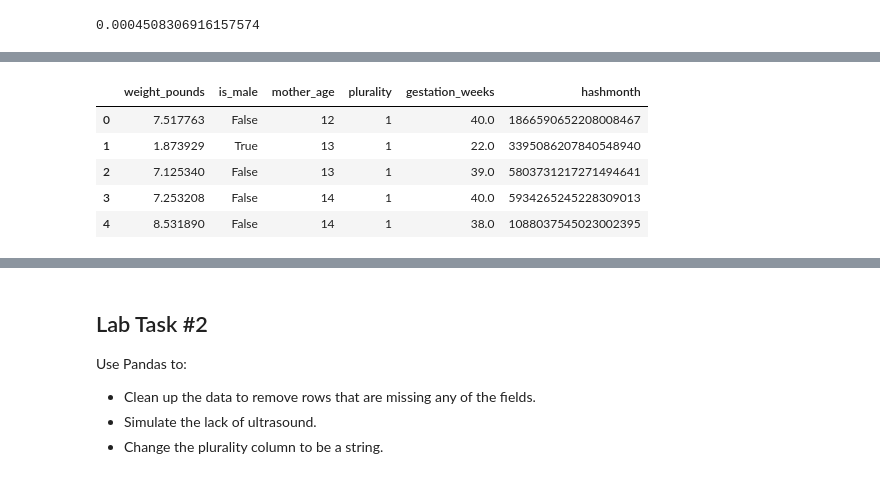
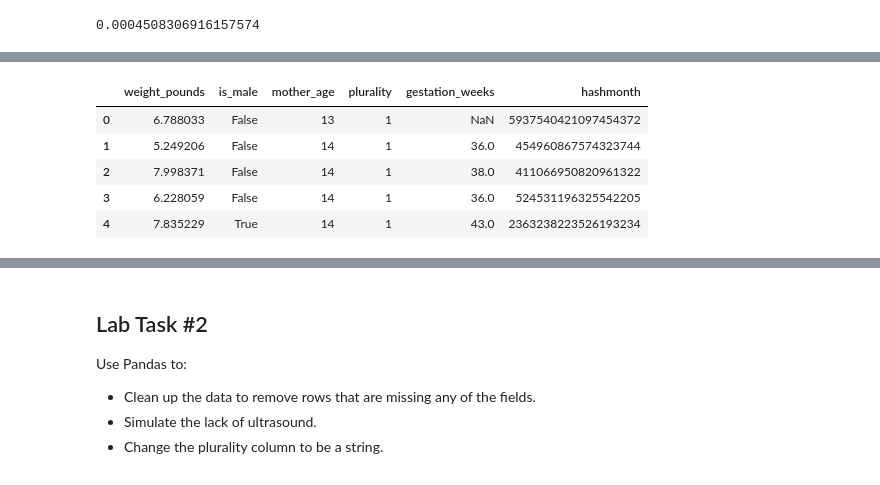
Before and after one commit to ingonader/gcp-ml-02-advanced-ml-with-tf-on-gcp, a Jupyter notebook: 01-end-to-end-ml-with-tf-on-gcp/labs/2_sample.ipynb, the cells around one changed output, grey strips where cells are left out. Saved outputs shown, nothing was run; the diff lists cells and outputs as text; code cells hidden in the pictures.

```diff
--- a/01-end-to-end-ml-with-tf-on-gcp/labs/2_sample.ipynb
+++ b/01-end-to-end-ml-with-tf-on-gcp/labs/2_sample.ipynb
@@ -147,12 +150,12 @@ print(dat_train_raw.shape)
 # %%
-dat_train.head(n = 5)
+dat_train_raw.head(n = 5)
 # %% [output]
 |  | weight_pounds | is_male | mother_age | plurality | gestation_weeks | hashmonth |
-| 0 | 7.517763 | False | 12 | 1 | 40.0 | 1866590652208008467 |
-| 1 | 1.873929 | True | 13 | 1 | 22.0 | 3395086207840548940 |
-| 2 | 7.125340 | False | 13 | 1 | 39.0 | 5803731217271494641 |
-| 3 | 7.253208 | False | 14 | 1 | 40.0 | 5934265245228309013 |
-| 4 | 8.531890 | False | 14 | 1 | 38.0 | 1088037545023002395 |
+| 0 | 6.788033 | False | 13 | 1 | NaN | 5937540421097454372 |
+| 1 | 5.249206 | False | 14 | 1 | 36.0 | 454960867574323744 |
+| 2 | 7.998371 | False | 14 | 1 | 38.0 | 411066950820961322 |
+| 3 | 6.228059 | False | 14 | 1 | 36.0 | 524531196325542205 |
+| 4 | 7.835229 | True | 14 | 1 | 43.0 | 2363238223526193234 |
 # %%
 query = """
 SELECT
```
Also changed, not shown: parts of 15 cells of this notebook.
